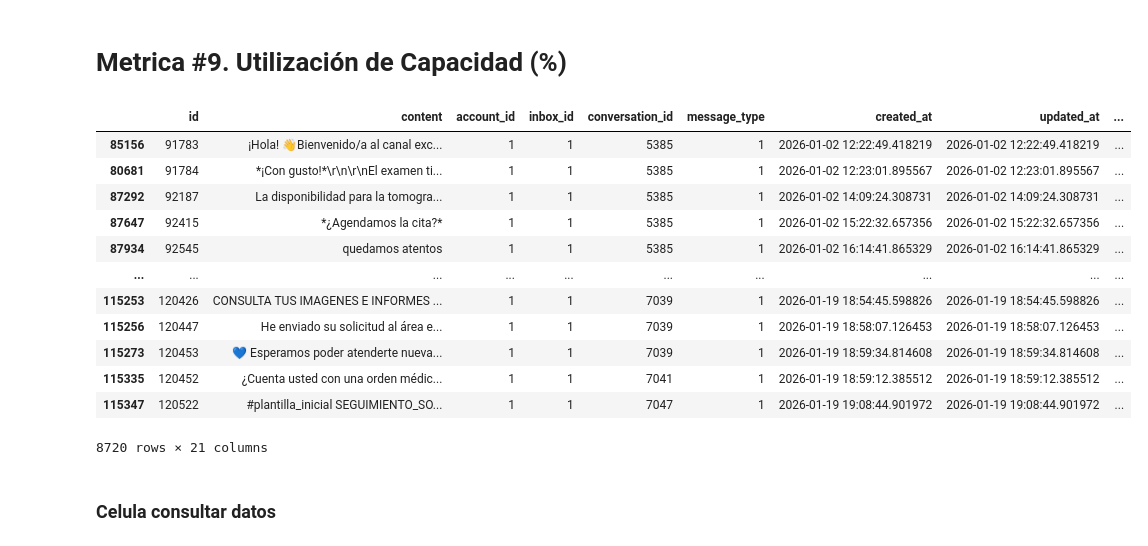
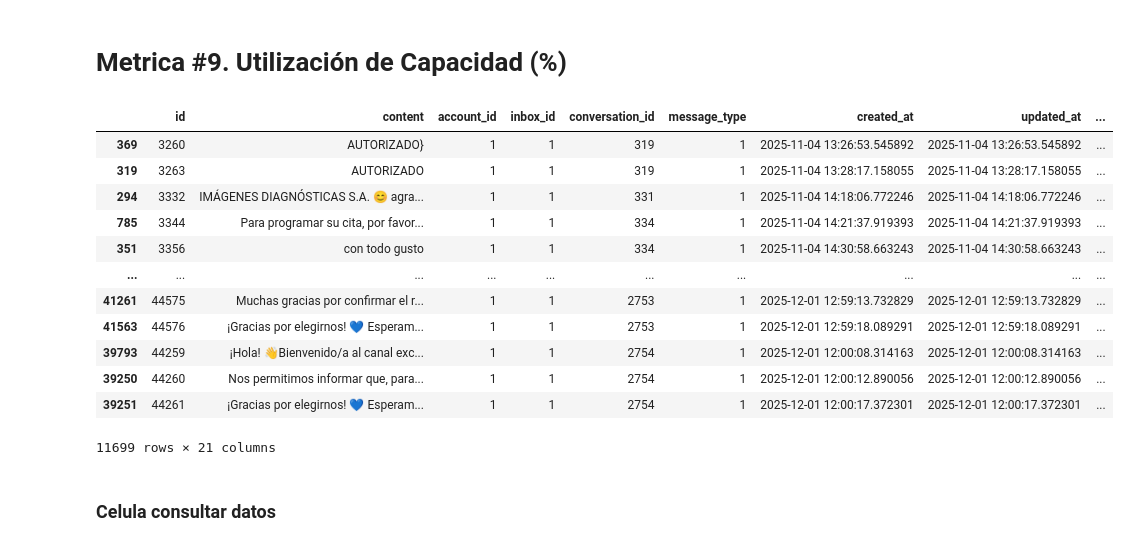
Before and after one commit to Jona-2006-17/analisis, a Jupyter notebook: analisis.ipynb, the cells around one changed output. Drawn from its saved outputs; the diff is of its cells as text; code cells hidden in the pictures.

```diff
--- a/analisis.ipynb
+++ b/analisis.ipynb
@@ -10,8 +10,8 @@ engine = create_engine("postgresql+psycopg2://intern_new:internpass_new@localhos
 # %%
 sentencia = "SELECT * FROM conversations WHERE created_at >= '2025-11-01'"
 
-year_rp = 2026
-month_rp = 1
+year_rp = 2025
+month_rp = 11
 
 co_holidays = holidays.Colombia(years=year_rp)
 co_holidays_dt = pd.to_datetime(list(co_holidays))
@@ -534,30 +470,55 @@ df.head()
 # Metrica #9. Utilización de Capacidad (%)
 # %%
 df_messages_agent = df_all_messages[(df_all_messages['conversation_id'].isin(ids_conversaciones_validas))].copy()
+
+df_messages_agent = df_messages_agent[
+    ((df_messages_agent['created_at'].dt.weekday != 6) & (df_messages_agent['created_at'].dt.weekday != 5) & (df_messages_agent['created_at'].dt.hour >=12) & (df_messages_agent['created_at'].dt.hour <=22)) | (
+        (df_messages_agent['created_at'].dt.weekday == 5) &
+        (df_messages_agent['created_at'].dt.hour >= 13) &
+        (df_messages_agent['created_at'].dt.hour <= 17)
+    )
+]
+
 df_messages_agent = df_messages_agent[(df_messages_agent['sender_type'] == 'User') & (df_messages_agent['sender_id'] != 1)]
-df_messages_agent = df_messages_agent.sort_values(['conversation_id', 'created_at','sender_id'])
+df_messages_agent = df_messages_agent.sort_values(['conversation_id', 'created_at'])
 #tiempo estandar de escritura de un mensaje 40 PPM (palabras por minuto)
 ppm = 40
 
 df_messages_agent['cantidad_palabras'] = df_messages_agent['content'].fillna("").str.split().str.len()
-df_messages_agent['tiempo_minutos_mensaje'] = (df_messages_agent['cantidad_palabras'] / ppm) * 60
-df_messages_agent.head(20)
+df_messages_agent['tiempo_segundos_mensaje'] = (df_messages_agent['cantidad_palabras'] / ppm) * 60
 
+
+df_messages_agent['created_at'] = pd.to_datetime(df_messages_agent['created_at'])
+
+df_prueba = (
+    df_messages_agent
+    .groupby([
+        df_messages_agent['created_at'].dt.to_period('D'),
+        'sender_id'
+    ])['tiempo_segundos_mensaje'].sum()
+)
+
+df_prueba.head(50)
+
+
+# cant_id_agent = df_messages_agent['sender_id'].unique()
+# cant_id_agent.shape
+df_prueba
 df_messages_agent
 # %% [output]
 |  | id | content | account_id | inbox_id | conversation_id | message_type | created_at | updated_at | ... |
-| 85156 | 91783 | ¡Hola! 👋Bienvenido/a al canal exc... | 1 | 1 | 5385 | 1 | 2026-01-02 12:22:49.418219 | 2026-01-02 12:22:49.418219 | ... |
-| 80681 | 91784 | *¡Con gusto!*\r\n\r\nEl examen ti... | 1 | 1 | 5385 | 1 | 2026-01-02 12:23:01.895567 | 2026-01-02 12:23:01.895567 | ... |
-| 87292 | 92187 | La disponibilidad para la tomogra... | 1 | 1 | 5385 | 1 | 2026-01-02 14:09:24.308731 | 2026-01-02 14:09:24.308731 | ... |
-| 87647 | 92415 | *¿Agendamos la cita?* | 1 | 1 | 5385 | 1 | 2026-01-02 15:22:32.657356 | 2026-01-02 15:22:32.657356 | ... |
-| 87934 | 92545 | quedamos atentos | 1 | 1 | 5385 | 1 | 2026-01-02 16:14:41.865329 | 2026-01-02 16:14:41.865329 | ... |
+| 369 | 3260 | AUTORIZADO} | 1 | 1 | 319 | 1 | 2025-11-04 13:26:53.545892 | 2025-11-04 13:26:53.545892 | ... |
+| 319 | 3263 | AUTORIZADO | 1 | 1 | 319 | 1 | 2025-11-04 13:28:17.158055 | 2025-11-04 13:28:17.158055 | ... |
+| 294 | 3332 | IMÁGENES DIAGNÓSTICAS S.A. 😊 agra... | 1 | 1 | 331 | 1 | 2025-11-04 14:18:06.772246 | 2025-11-04 14:18:06.772246 | ... |
+| 785 | 3344 | Para programar su cita, por favor... | 1 | 1 | 334 | 1 | 2025-11-04 14:21:37.919393 | 2025-11-04 14:21:37.919393 | ... |
+| 351 | 3356 | con todo gusto | 1 | 1 | 334 | 1 | 2025-11-04 14:30:58.663243 | 2025-11-04 14:30:58.663243 | ... |
 | ... | ... | ... | ... | ... | ... | ... | ... | ... | ... |
-| 115253 | 120426 | CONSULTA TUS IMAGENES E INFORMES ... | 1 | 1 | 7039 | 1 | 2026-01-19 18:54:45.598826 | 2026-01-19 18:54:45.598826 | ... |
-| 115256 | 120447 | He enviado su solicitud al área e... | 1 | 1 | 7039 | 1 | 2026-01-19 18:58:07.126453 | 2026-01-19 18:58:07.126453 | ... |
-| 115273 | 120453 | 💙 Esperamos poder atenderte nueva... | 1 | 1 | 7039 | 1 | 2026-01-19 18:59:34.814608 | 2026-01-19 18:59:34.814608 | ... |
-| 115335 | 120452 | ¿Cuenta usted con una orden médic... | 1 | 1 | 7041 | 1 | 2026-01-19 18:59:12.385512 | 2026-01-19 18:59:12.385512 | ... |
-| 115347 | 120522 | #plantilla_inicial SEGUIMIENTO_SO... | 1 | 1 | 7047 | 1 | 2026-01-19 19:08:44.901972 | 2026-01-19 19:08:44.901972 | ... |
+| 41261 | 44575 | Muchas gracias por confirmar el r... | 1 | 1 | 2753 | 1 | 2025-12-01 12:59:13.732829 | 2025-12-01 12:59:13.732829 | ... |
+| 41563 | 44576 | ¡Gracias por elegirnos! 💙 Esperam... | 1 | 1 | 2753 | 1 | 2025-12-01 12:59:18.089291 | 2025-12-01 12:59:18.089291 | ... |
+| 39793 | 44259 | ¡Hola! 👋Bienvenido/a al canal exc... | 1 | 1 | 2754 | 1 | 2025-12-01 12:00:08.314163 | 2025-12-01 12:00:08.314163 | ... |
+| 39250 | 44260 | Nos permitimos informar que, para... | 1 | 1 | 2754 | 1 | 2025-12-01 12:00:12.890056 | 2025-12-01 12:00:12.890056 | ... |
+| 39251 | 44261 | ¡Gracias por elegirnos! 💙 Esperam... | 1 | 1 | 2754 | 1 | 2025-12-01 12:00:17.372301 | 2025-12-01 12:00:17.372301 | ... |
-8720 rows × 21 columns
+11699 rows × 21 columns
 # %% [markdown]
 ### Celula consultar datos
 # %%
```
Also changed, not shown: parts of 9 cells of this notebook.
